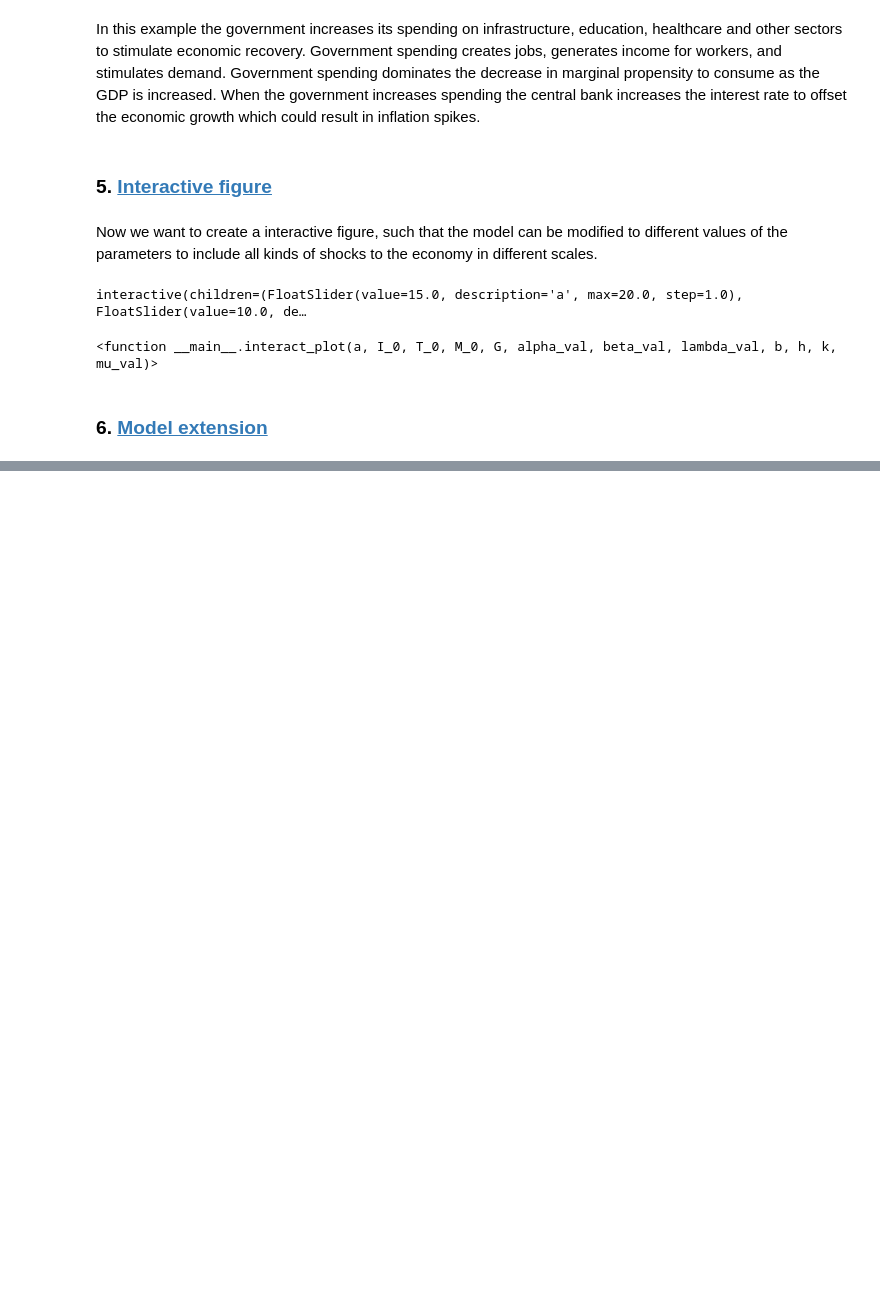
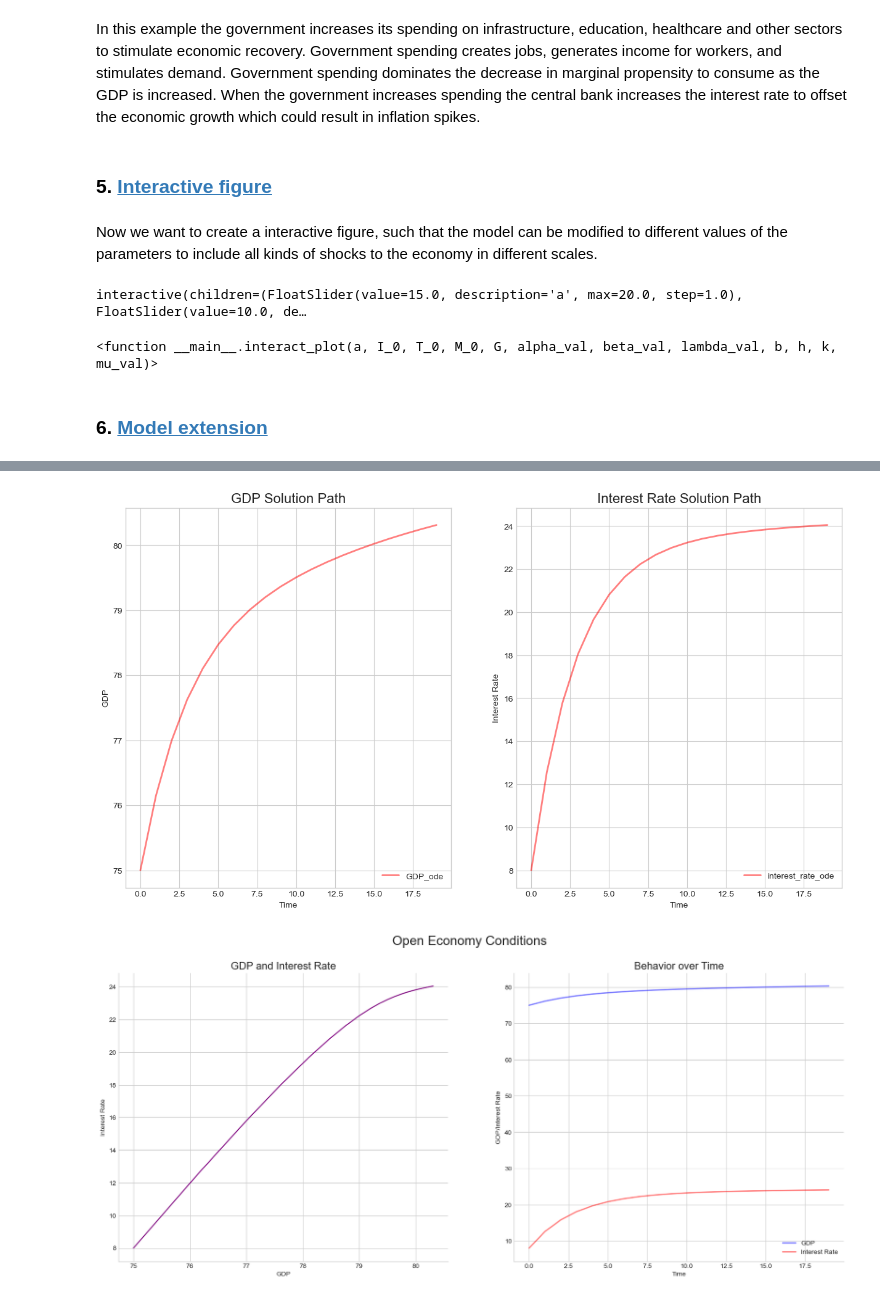
Before and after one commit to NumEconCopenhagen/projects-2023-siuuu, a Jupyter notebook: modelproject/IS-LMModelproject.ipynb, the cells around one changed output, grey strips where cells are left out. Drawn from its saved outputs; the diff is of its cells as text; code cells hidden in the pictures; blank space fills up the shorter version.

```diff
--- a/modelproject/IS-LMModelproject.ipynb
+++ b/modelproject/IS-LMModelproject.ipynb
@@ -453,0 +459,79 @@ interactive(children=(FloatSlider(value=15.0, description='a', max=20.0, step=1.
+# %%
+# Parameters for the model extension
+a = 15
+I_0 = 10
+T_0 = 0
+M_0 = 0
+alpha_val = 0.05
+beta_val = 0.8
+lambda_val = 0.25
+b = 0.75
+h = 1.525
+k = 0.25
+mu_val = 0.5
+G = 25
+M = 8
+X = 5  # exports
+IM = 2  # imports
+
+time_points = np.arange(0, 20)
+
+def IS_LM_model(u, t):
+    GDP, interest_rate = u[0], u[1]
+    dYdt = ((alpha_val * (a - b * T_0 + I_0 + G + X - IM)) -
+            (alpha_val * ((1-b) * (1-lambda_val) * GDP)) -
+            (alpha_val * h * interest_rate))
+    drdt = beta_val * (M_0 - M + k * GDP - (mu_val * interest_rate))
+    return [dYdt, drdt]
+
+# Initial conditions vector
+Y_0 = 75
+r_0 = 8
+
+# Integrate the IS-LM differential equations over the time grid, t.
+ret = odeint(IS_LM_model, [Y_0, r_0], time_points)
+
+GDP_odeint, interest_rate_odeint = ret[:, 0], ret[:, 1]
+
+fig, ax = plt.subplots(nrows=1, ncols=2, figsize=(15, 8))
+ax = ax.flatten()
+ax[0].plot(time_points, GDP_odeint, 'r', alpha=0.5, lw=2, label='GDP_ode')
+ax[0].set_xlabel('Time')
+ax[0].set_ylabel('GDP')
+ax[0].set_title('GDP Solution Path', fontsize=16)
+ax[0].legend(loc=4)
+
+ax[1].plot(time_points, interest_rate_odeint, 'r', alpha=0.5, lw=2, label='interest_rate_ode')
+ax[1].set_xlabel('Time')
+ax[1].set_ylabel('Interest Rate')
+ax[1].set_title('Interest Rate Solution Path', fontsize=16)
+ax[1].legend(loc=4)
+plt.show()
+
+def plot_graphs(GDP, interest_rate, t, case):
+    """Visualize GDP and interest rate along with their behavior over time."""
+    fig, ax = plt.subplots(nrows=1, ncols=2, figsize=(20, 8))
+    plt.suptitle(case, fontsize=20)
+    ax = ax.flatten()
+
+    ax[0].plot(GDP, interest_rate, color='purple')
+    ax[0].set_title('GDP and Interest Rate', fontsize=16)
+    ax[0].set_xlabel('GDP')
+    ax[0].set_ylabel('Interest Rate')
+    ax[0].spines['top'].set_visible(False)
+    ax[0].spines['right'].set_visible(False)
+
+    ax[1].plot(t, GDP, color='blue', alpha=0.5, lw=2, label='GDP')
+    ax[1].plot(t, interest_rate, color='red', alpha=0.5, lw=2, label='Interest Rate')
+    ax[1].set_title('Behavior over Time', fontsize=16)
+    ax[1].set_xlabel('Time')
+    ax[1].set_ylabel('GDP/Interest Rate')
+    ax[1].legend()
+    ax[1].spines['top'].set_visible(False)
+    ax[1].spines['right'].set_visible(False)
+    plt.show()
+
+plot_graphs(GDP_odeint, interest_rate_odeint, time_points, 'Open Economy Conditions')
+# %% [output]
+[figure, added]
+[figure, added]
```
Also changed, not shown: parts of 5 cells of this notebook.
